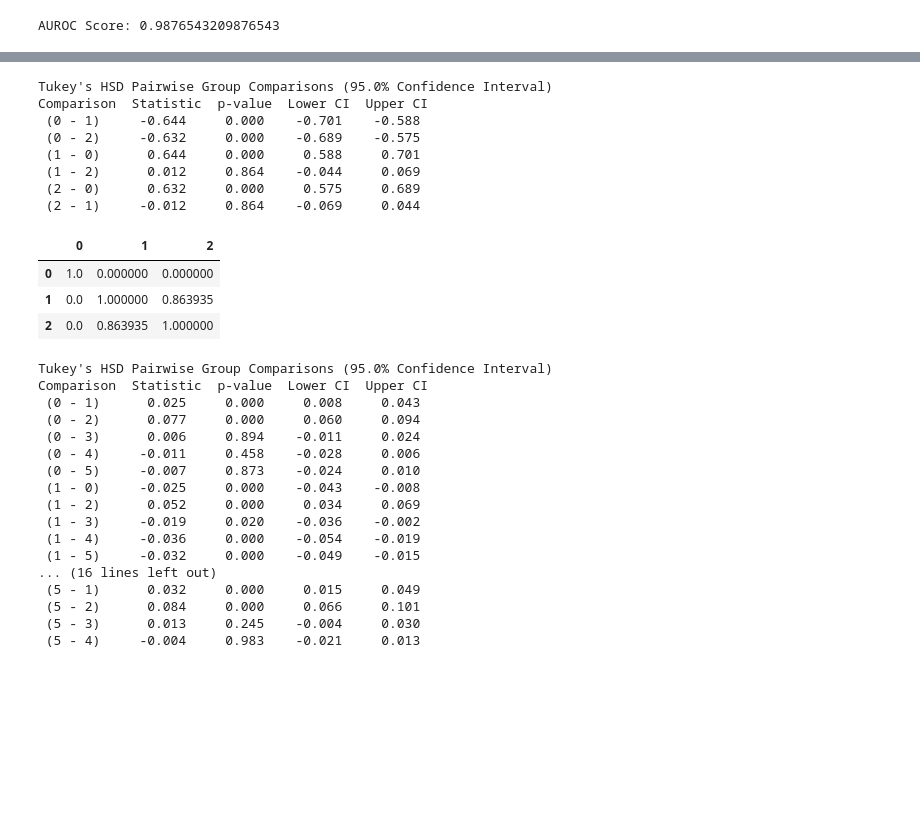
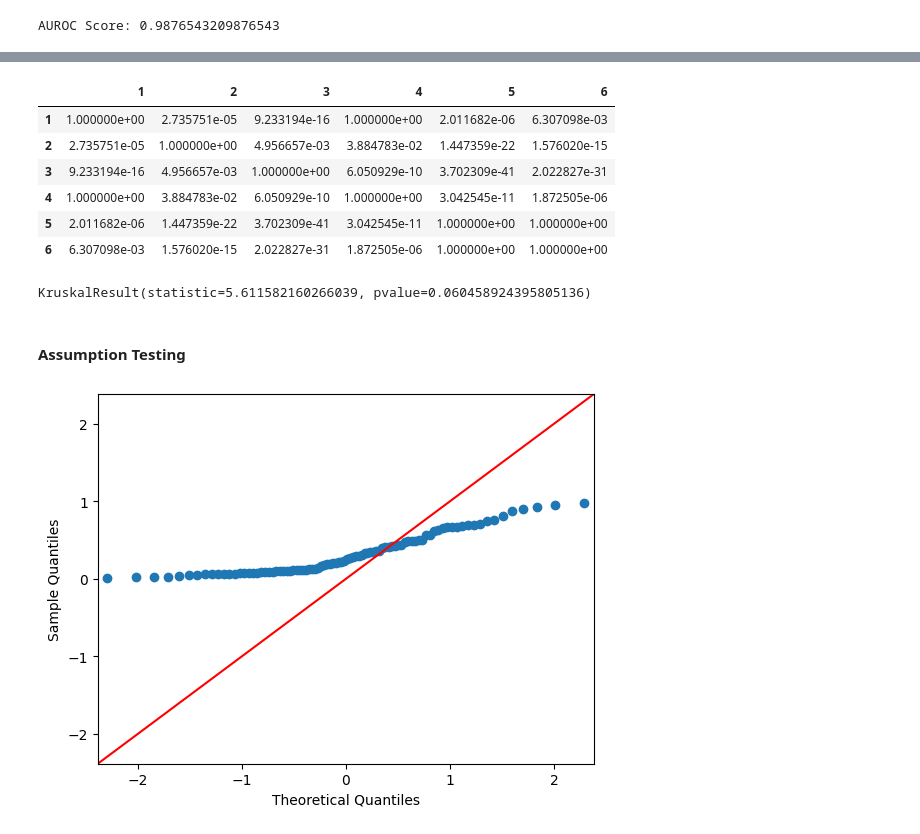
Before and after one commit to nicole-jefferies/RADAR_Eval, a Jupyter notebook: Vis Final Version?.ipynb, the cells around one changed output, grey strips where cells are left out. Cells and saved outputs as stored; diff of their text form; code cells hidden in the pictures; blank space fills up the shorter version.

```diff
--- a/Vis Final Version?.ipynb
+++ b/Vis Final Version?.ipynb
@@ -231,49 +279,26 @@ F_onewayResult(statistic=2.07422555725064, pvalue=0.12767380764854336)
-# %%
-# Perform Follow Up Tukey Tests
-res = tukey_hsd(data['STUD_REFORMATTED'], data['GPT3_RADAR'],  data['GPT4_RADAR'])
-print(res)
-
-stats = pd.DataFrame(res.statistic)
-pvalues = pd.DataFrame(res.pvalue)
-# %% [output]
-Tukey's HSD Pairwise Group Comparisons (95.0% Confidence Interval)
-Comparison  Statistic  p-value  Lower CI  Upper CI
- (0 - 1)     -0.644     0.000    -0.701    -0.588
- (0 - 2)     -0.632     0.000    -0.689    -0.575
- (1 - 0)      0.644     0.000     0.588     0.701
- (1 - 2)      0.012     0.864    -0.044     0.069
- (2 - 0)      0.632     0.000     0.575     0.689
- (2 - 1)     -0.012     0.864    -0.069     0.044
-# %%
-pvalues
-# %% [output]
-|  | 0 | 1 | 2 |
-| 0 | 1.0 | 0.000000 | 0.000000 |
-| 1 | 0.0 | 1.000000 | 0.863935 |
-| 2 | 0.0 | 0.863935 | 1.000000 |
 # %%
-# Perform Follow Up Tukey Tests
-res = tukey_hsd(data['GPT4_RADAR'], data['GPT4_Quillbot_RADAR'], data['GPT4_WordAI_RADAR'], data['GPT4_Grammarly_RADAR'],
-                data['GPT4_Paraphrasing_IO_RAW_RADAR'],data['GPT4_Paraphrasing_IO_EDITED_RADAR'])
-print(res)
-
-stats = pd.DataFrame(res.statistic)
-pvalues = pd.DataFrame(res.pvalue)
+paraphasedMGTData = [data['GPT4_RADAR'], data['GPT4_Quillbot_RADAR'], data['GPT4_WordAI_RADAR'], data['GPT4_Grammarly_RADAR'],
+                data['GPT4_Paraphrasing_IO_RAW_RADAR'],data['GPT4_Paraphrasing_IO_EDITED_RADAR']]
+p_values = sp.posthoc_dunn(paraphasedMGTData, p_adjust='bonferroni')
+p_values = pd.DataFrame(p_values)
+p_values
 # %% [output]
-Tukey's HSD Pairwise Group Comparisons (95.0% Confidence Interval)
-Comparison  Statistic  p-value  Lower CI  Upper CI
- (0 - 1)      0.025     0.000     0.008     0.043
- (0 - 2)      0.077     0.000     0.060     0.094
- (0 - 3)      0.006     0.894    -0.011     0.024
- (0 - 4)     -0.011     0.458    -0.028     0.006
- (0 - 5)     -0.007     0.873    -0.024     0.010
- (1 - 0)     -0.025     0.000    -0.043    -0.008
- (1 - 2)      0.052     0.000     0.034     0.069
- (1 - 3)     -0.019     0.020    -0.036    -0.002
- (1 - 4)     -0.036     0.000    -0.054    -0.019
- (1 - 5)     -0.032     0.000    -0.049    -0.015
-... (16 lines left out)
- (5 - 1)      0.032     0.000     0.015     0.049
- (5 - 2)      0.084     0.000     0.066     0.101
- (5 - 3)      0.013     0.245    -0.004     0.030
- (5 - 4)     -0.004     0.983    -0.021     0.013
+|  | 1 | 2 | 3 | 4 | 5 | 6 |
+| 1 | 1.000000e+00 | 2.735751e-05 | 9.233194e-16 | 1.000000e+00 | 2.011682e-06 | 6.307098e-03 |
+| 2 | 2.735751e-05 | 1.000000e+00 | 4.956657e-03 | 3.884783e-02 | 1.447359e-22 | 1.576020e-15 |
+| 3 | 9.233194e-16 | 4.956657e-03 | 1.000000e+00 | 6.050929e-10 | 3.702309e-41 | 2.022827e-31 |
+| 4 | 1.000000e+00 | 3.884783e-02 | 6.050929e-10 | 1.000000e+00 | 3.042545e-11 | 1.872505e-06 |
+| 5 | 2.011682e-06 | 1.447359e-22 | 3.702309e-41 | 3.042545e-11 | 1.000000e+00 | 1.000000e+00 |
+| 6 | 6.307098e-03 | 1.576020e-15 | 2.022827e-31 | 1.872505e-06 | 1.000000e+00 | 1.000000e+00 |
+# %%
+print(kruskal(data['STUD_REFORMATTED'], data['STUD_RED_RADAR'], data['STUD_ALL_RADAR']))
+# %% [output]
+KruskalResult(statistic=5.611582160266039, pvalue=0.060458924395805136)
+# %% [markdown]
+#### Assumption Testing
+# %%
+data_points = data['STUD_RADAR']
+sm.qqplot(data_points, line ='45')
+plt.show()
+# %% [output]
+[figure, added]
```
Also changed, not shown: parts of 25 cells of this notebook, 3 other files.
